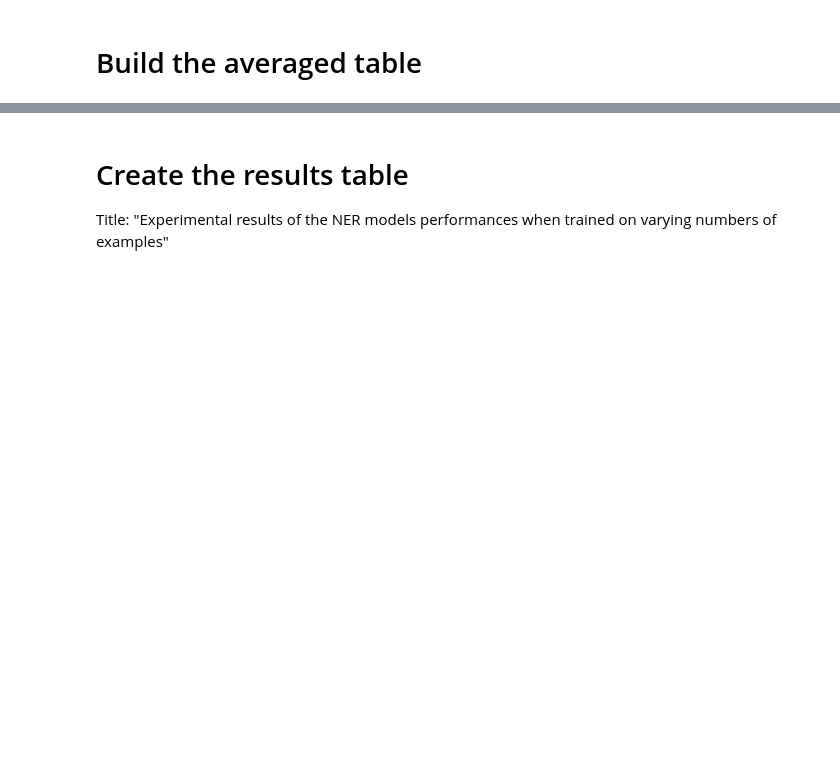
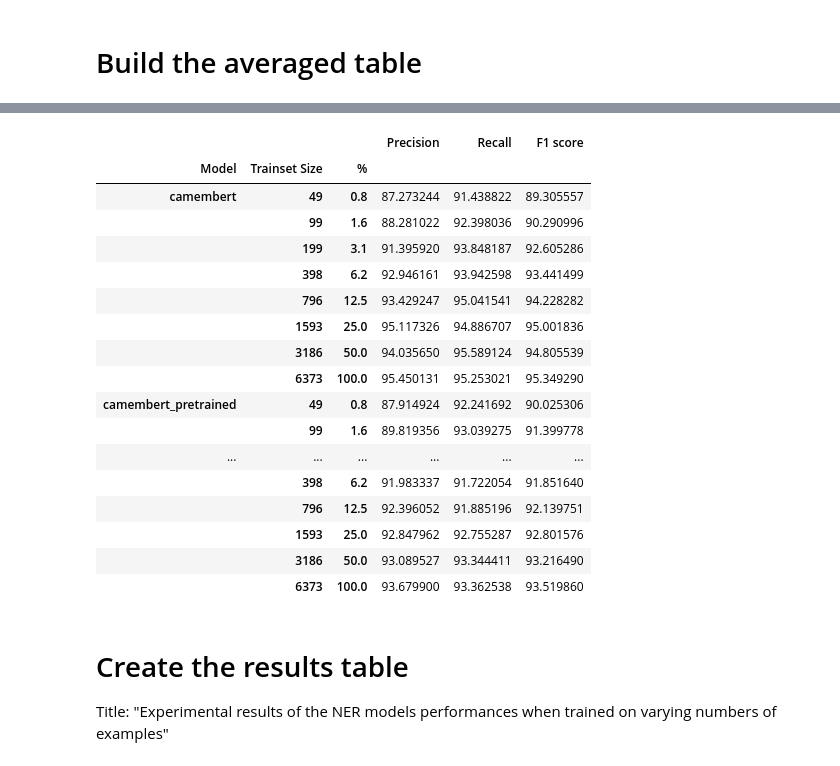
Before and after one commit to soduco/paper-ner-bench-das22, a Jupyter notebook: src/ner/30-experiment-1-figures.ipynb, the cells around one changed output, grey strips where cells are left out. Saved outputs shown, nothing was run; the diff lists cells and outputs as text; code cells hidden in the pictures; blank space fills up the shorter version.

```diff
--- a/src/ner/30-experiment-1-figures.ipynb
+++ b/src/ner/30-experiment-1-figures.ipynb
@@ -39,14 +84,34 @@ metrics[eval_] = metrics[eval_].multiply(100., axis=1)
 # %%
 # Average over runs
 averaged = metrics.groupby(level=0).apply(lambda grp: grp.groupby(by="trainsize").mean())
-averaged.set_index(["trainsize_percent"], append=True,inplace=True)
+averaged.set_index(["trainsize_p"], append=True,inplace=True)
 
 # Keep just the necessary columns
 averaged=averaged[["eval_precision","eval_recall","eval_f1"]]
 
 # Set pretty names
 averaged.index.names = ['Model','Trainset Size',"%"]
 averaged.rename(columns={"eval_precision": "Precision", "eval_recall": "Recall", "eval_f1":"F1 score"}, errors="raise", inplace=True)
+averaged
+# %% [output]
+|  |  |  | Precision | Recall | F1 score |
+| Model | Trainset Size | % |  |  |  |
+| camembert | 49 | 0.8 | 87.273244 | 91.438822 | 89.305557 |
+|  | 99 | 1.6 | 88.281022 | 92.398036 | 90.290996 |
+|  | 199 | 3.1 | 91.395920 | 93.848187 | 92.605286 |
+|  | 398 | 6.2 | 92.946161 | 93.942598 | 93.441499 |
+|  | 796 | 12.5 | 93.429247 | 95.041541 | 94.228282 |
+|  | 1593 | 25.0 | 95.117326 | 94.886707 | 95.001836 |
+|  | 3186 | 50.0 | 94.035650 | 95.589124 | 94.805539 |
+|  | 6373 | 100.0 | 95.450131 | 95.253021 | 95.349290 |
+| camembert_pretrained | 49 | 0.8 | 87.914924 | 92.241692 | 90.025306 |
+|  | 99 | 1.6 | 89.819356 | 93.039275 | 91.399778 |
+| ... | ... | ... | ... | ... | ... |
+|  | 398 | 6.2 | 91.983337 | 91.722054 | 91.851640 |
+|  | 796 | 12.5 | 92.396052 | 91.885196 | 92.139751 |
+|  | 1593 | 25.0 | 92.847962 | 92.755287 | 92.801576 |
+|  | 3186 | 50.0 | 93.089527 | 93.344411 | 93.216490 |
+|  | 6373 | 100.0 | 93.679900 | 93.362538 | 93.519860 |
 # %% [markdown]
 # Create the results table
 Title: "Experimental results of the NER models performances when trained on varying numbers of examples"
```
Also changed, not shown: parts of 7 cells of this notebook, 2 other files.
